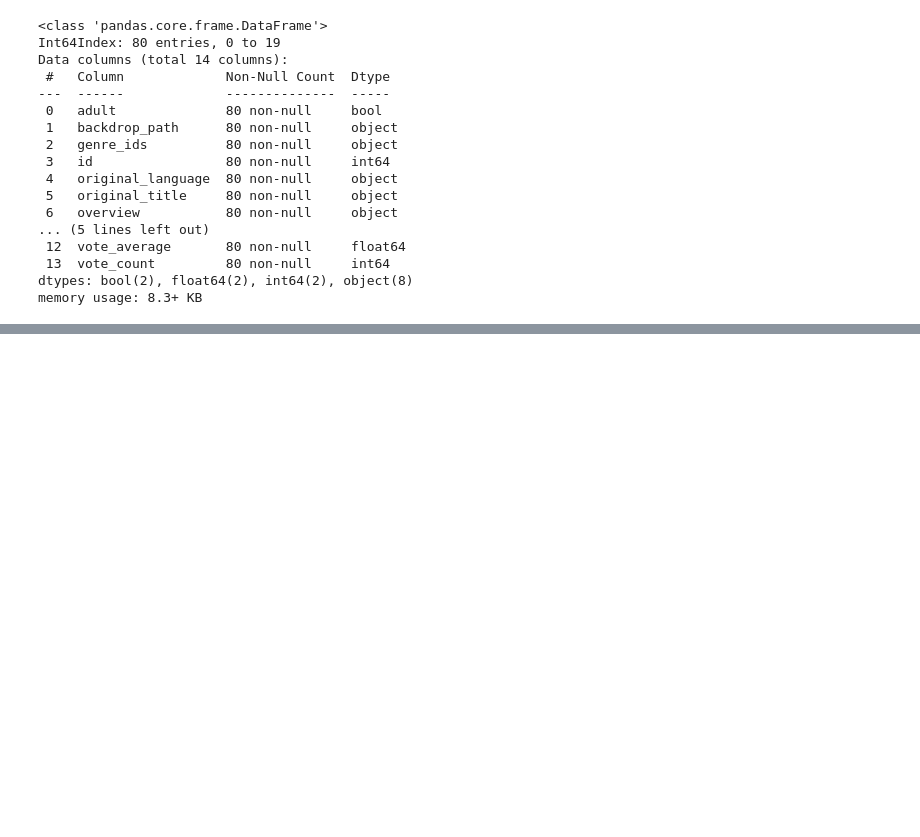
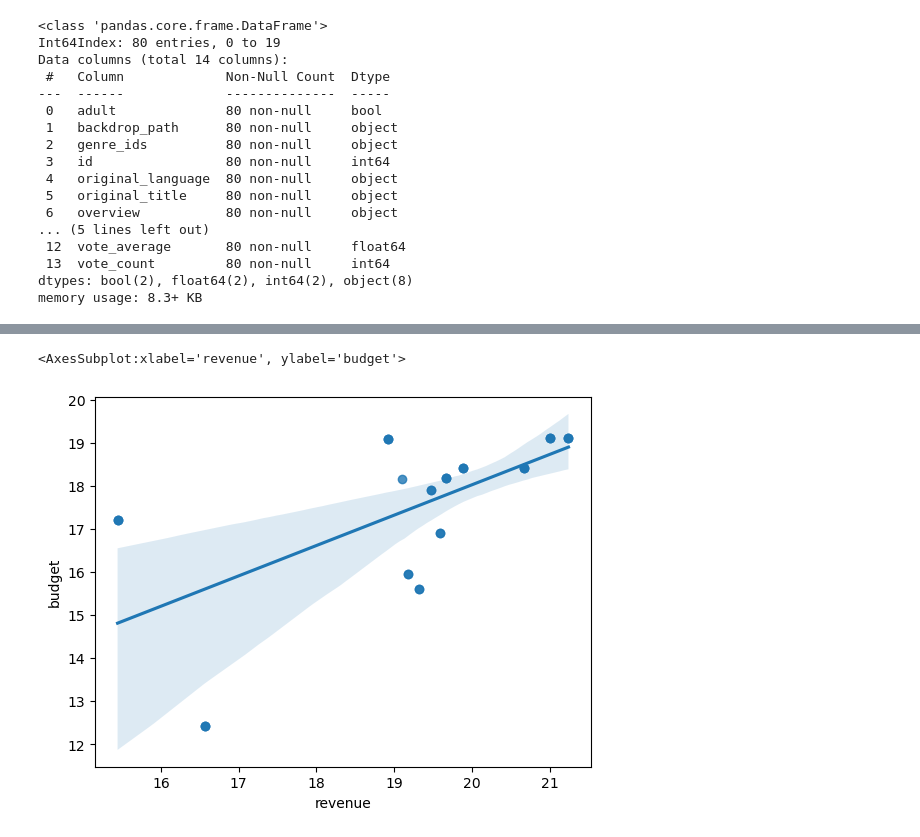
Before and after one commit to Charred-Baguette/AI-AT-CCIC, a Jupyter notebook: Semester 1/movies/movies.ipynb, the cells around one changed output, grey strips where cells are left out. Cells and saved outputs as stored; diff of their text form; code cells hidden in the pictures; blank space fills up the shorter version.

```diff
--- a/Semester 1/movies/movies.ipynb
+++ b/Semester 1/movies/movies.ipynb
@@ -193,0 +195,13 @@ df.head()
+# %%
+df['revenue'] = df['revenue'].astype(int)
+df['budget'] = df['budget'].astype(int)
+df['revenue'] = df['revenue'].replace(0, np.nan)
+df['budget'] = df['budget'].replace(0, np.nan)
+
+df['revenue']=np.log(df['revenue'])
+df['budget']=np.log(df['budget'])
+# %%
+sns.regplot(data=df, x='revenue', y='budget')
+# %% [output]
+<AxesSubplot:xlabel='revenue', ylabel='budget'>
+[figure, added]
```
Also changed, not shown: parts of 15 cells of this notebook.
